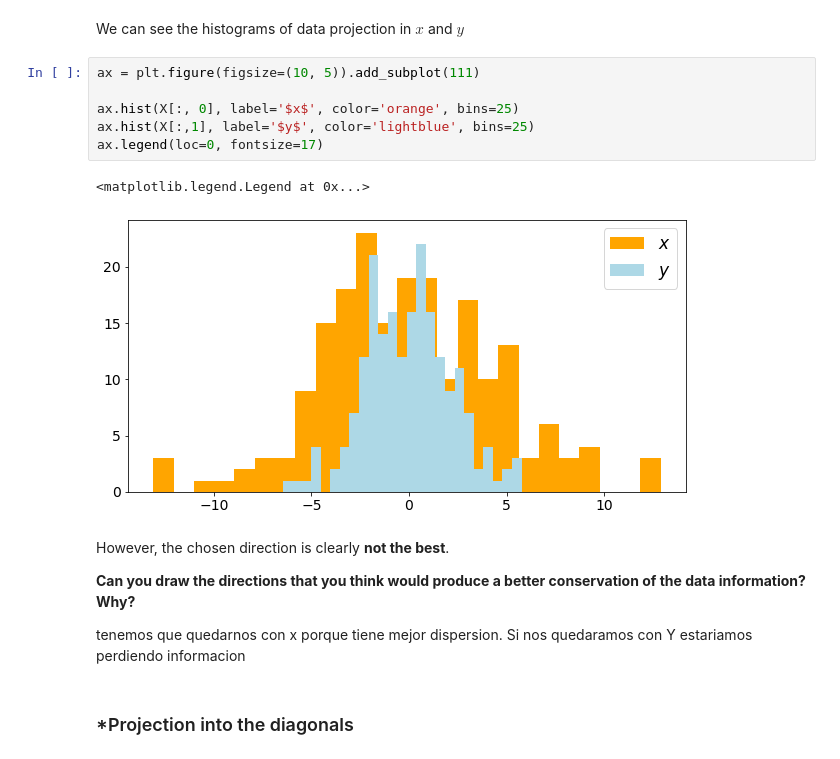
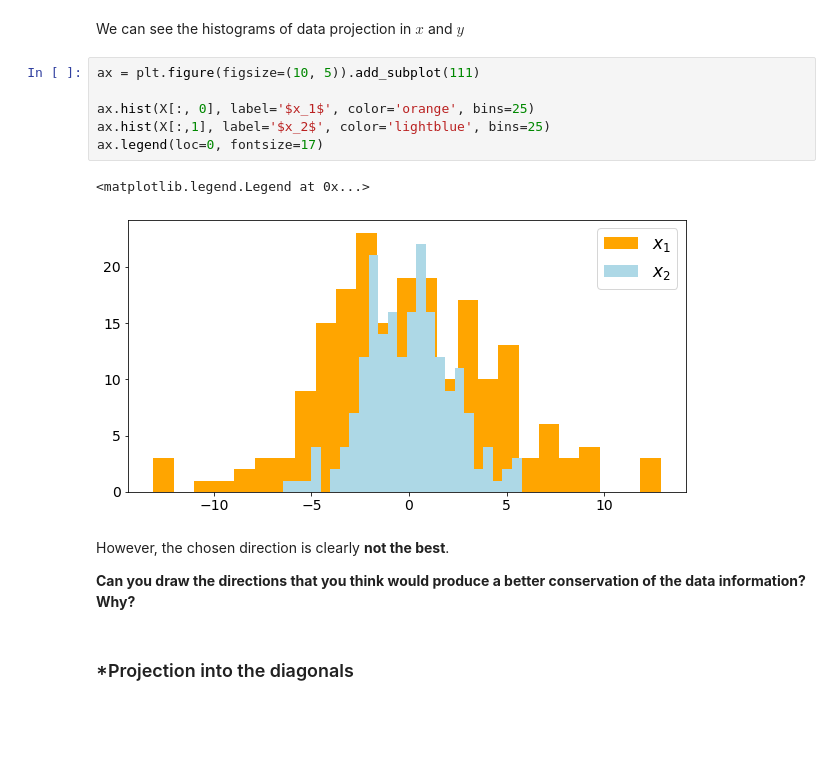
Before and after one commit to anavica209/Arqui, a Jupyter notebook: 03_Unsupervised.ipynb, the cells around one changed output. Cells and saved outputs as stored; diff of their text form; blank space fills up the shorter version.

```diff
--- a/03_Unsupervised.ipynb
+++ b/03_Unsupervised.ipynb
@@ -124,18 +124,16 @@ We can see the histograms of data projection in $x$ and $y$
 # %%
 ax = plt.figure(figsize=(10, 5)).add_subplot(111)
 
-ax.hist(X[:, 0], label='$x$', color='orange', bins=25)
-ax.hist(X[:,1], label='$y$', color='lightblue', bins=25)
+ax.hist(X[:, 0], label='$x_1$', color='orange', bins=25)
+ax.hist(X[:,1], label='$x_2$', color='lightblue', bins=25)
 ax.legend(loc=0, fontsize=17)
 # %% [output]
 <matplotlib.legend.Legend at 0x...>
-[figure, old version]
+[figure, new version]
 # %% [markdown]
 However, the chosen direction is clearly **not the best**.
 
 **Can you draw the directions that you think would produce a better conservation of the data information? Why?**
-
-tenemos que quedarnos con x porque tiene mejor dispersion. Si nos quedaramos con Y estariamos perdiendo informacion
 # %% [markdown]
 ### *Projection into the diagonals
 # %% [markdown]
```
Also changed, not shown: parts of 129 cells of this notebook.
